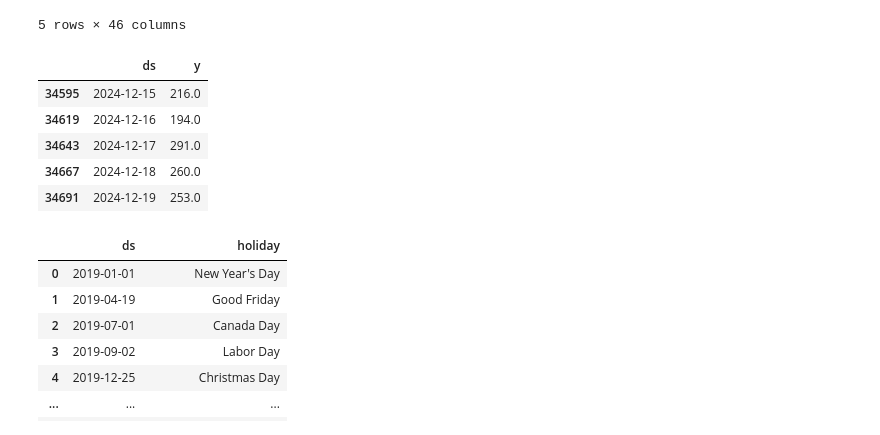
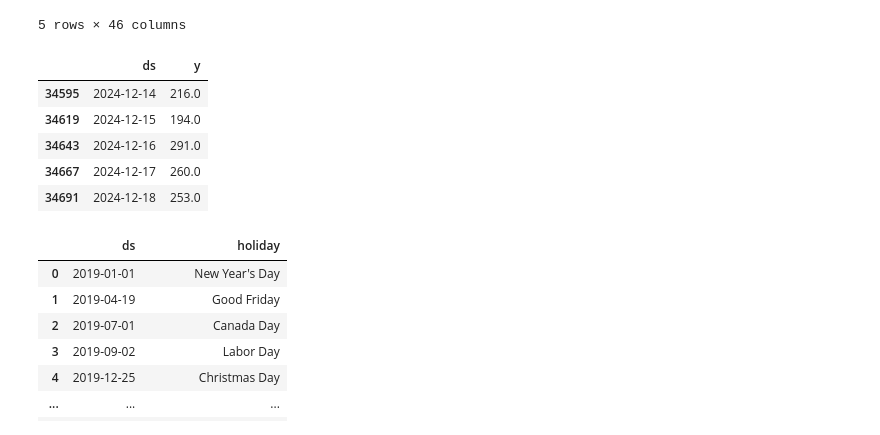
Before and after one commit to drdevinhopkins/ed-flow-2023, a Jupyter notebook: notebooks/dailyvisits.ipynb, the cells around one changed output. Drawn from its saved outputs; the diff is of its cells as text; code cells hidden in the pictures.

```diff
--- a/notebooks/dailyvisits.ipynb
+++ b/notebooks/dailyvisits.ipynb
@@ -25,23 +25,23 @@ df.tail()
 # %%
 #Create a dataframe called dailyVisits with the columns ds and y, where ds is the date and y is the the value of the column 'Inflow_Cum_Total' at midnight of the following day
 dailyVisits = df[['ds', 'Inflow_Cum_Total']].copy()
 dailyVisits.columns = ['ds', 'y']
-dailyVisits.ds = dailyVisits.ds + pd.DateOffset(days=1)
+# dailyVisits.ds = dailyVisits.ds + pd.DateOffset(days=1)
 dailyVisits.y = dailyVisits.y.shift(-1)
 dailyVisits = dailyVisits.dropna()
 
 #filter dailyVisits to only include rows where the hour of the timestamp in column ds is 0
 dailyVisits = dailyVisits[dailyVisits.ds.dt.hour == 23]
 dailyVisits.ds = dailyVisits.ds.dt.date
 
 dailyVisits.tail()
 # %% [output]
 |  | ds | y |
-| 34595 | 2024-12-15 | 216.0 |
-| 34619 | 2024-12-16 | 194.0 |
-| 34643 | 2024-12-17 | 291.0 |
-| 34667 | 2024-12-18 | 260.0 |
-| 34691 | 2024-12-19 | 253.0 |
+| 34595 | 2024-12-14 | 216.0 |
+| 34619 | 2024-12-15 | 194.0 |
+| 34643 | 2024-12-16 | 291.0 |
+| 34667 | 2024-12-17 | 260.0 |
+| 34691 | 2024-12-18 | 253.0 |
 # %%
 qc_holidays = make_holidays_df(
     year_list=[2019 + i for i in range(10)], country='CA', province='QC'
```
Also changed, not shown: parts of 8 cells of this notebook, 9 other files.
